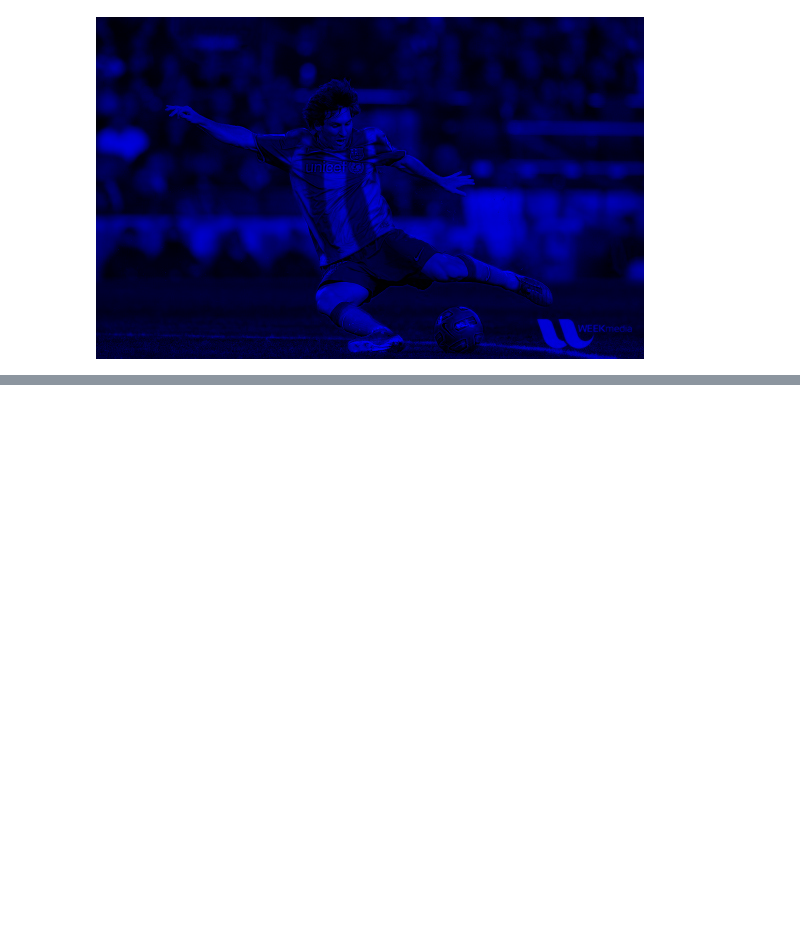
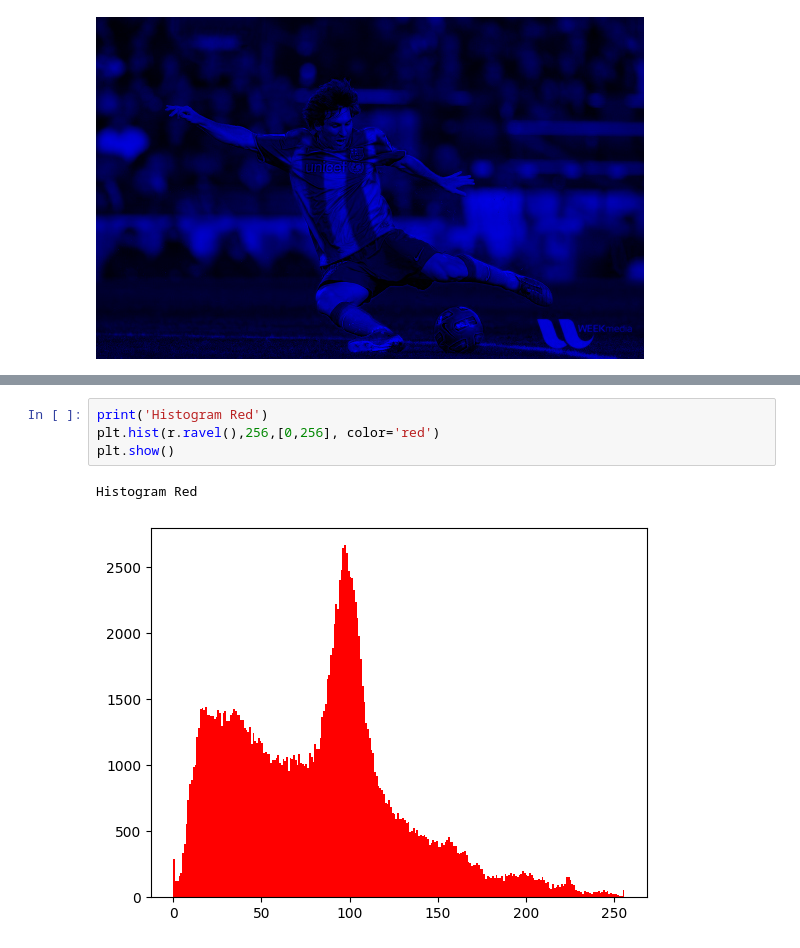
Before and after one commit to stefanosPanteli/EPL445, a Jupyter notebook: hw/hw1/hw1.ipynb, the cells around one changed output, grey strips where cells are left out. Drawn from its saved outputs; the diff is of its cells as text; blank space fills up the shorter version.

```diff
--- a/hw/hw1/hw1.ipynb
+++ b/hw/hw1/hw1.ipynb
@@ -139,0 +173,7 @@ True
+# %%
+print('Histogram Red')
+plt.hist(r.ravel(),256,[0,256], color='red')
+plt.show()
+# %% [output]
+Histogram Red
+[figure, added]
```
Also changed, not shown: parts of 32 cells of this notebook, 3 other files.
